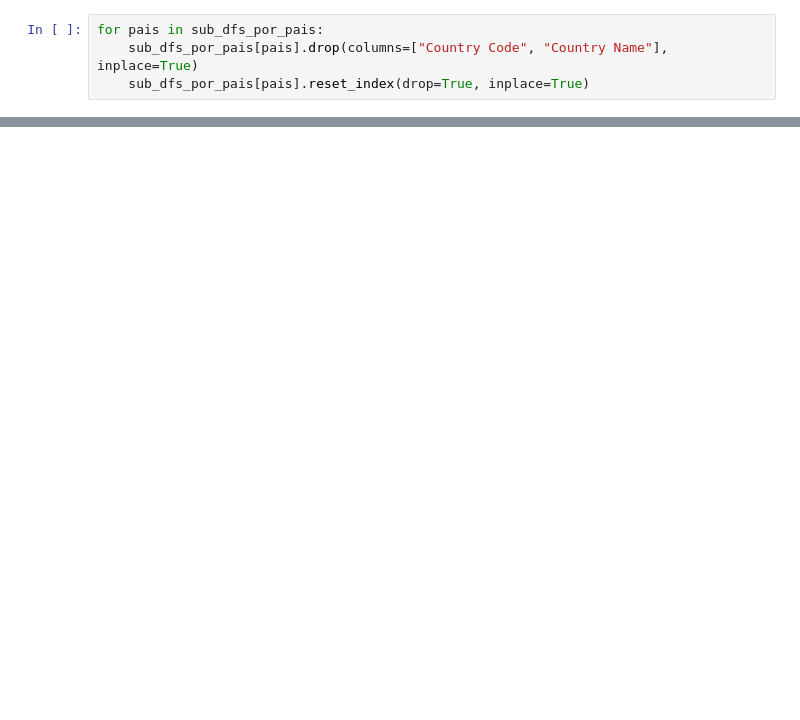
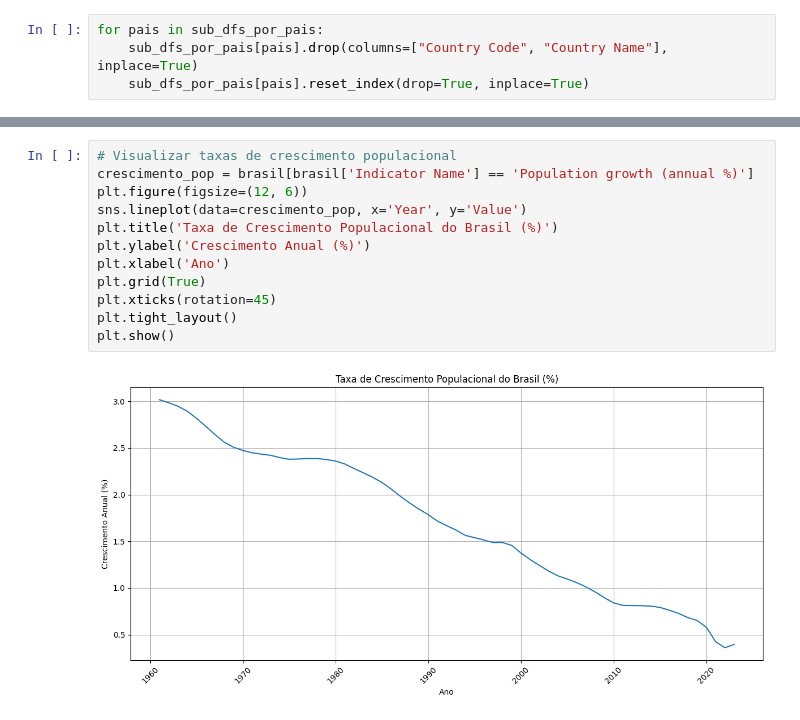
Before and after one commit to PrimeRibs2501/SME0852-SME0829, a Jupyter notebook: trab3.ipynb, the cells around one changed output, grey strips where cells are left out. Cells and saved outputs as stored; diff of their text form; blank space fills up the shorter version.

```diff
--- a/trab3.ipynb
+++ b/trab3.ipynb
@@ -195,0 +276,14 @@ Argentina.head()
+# %%
+# Visualizar taxas de crescimento populacional
+crescimento_pop = brasil[brasil['Indicator Name'] == 'Population growth (annual %)']
+plt.figure(figsize=(12, 6))
+sns.lineplot(data=crescimento_pop, x='Year', y='Value')
+plt.title('Taxa de Crescimento Populacional do Brasil (%)')
+plt.ylabel('Crescimento Anual (%)')
+plt.xlabel('Ano')
+plt.grid(True)
+plt.xticks(rotation=45)
+plt.tight_layout()
+plt.show()
+# %% [output]
+[figure, added]
```
Also changed, not shown: parts of 15 cells of this notebook, 1 other file.
